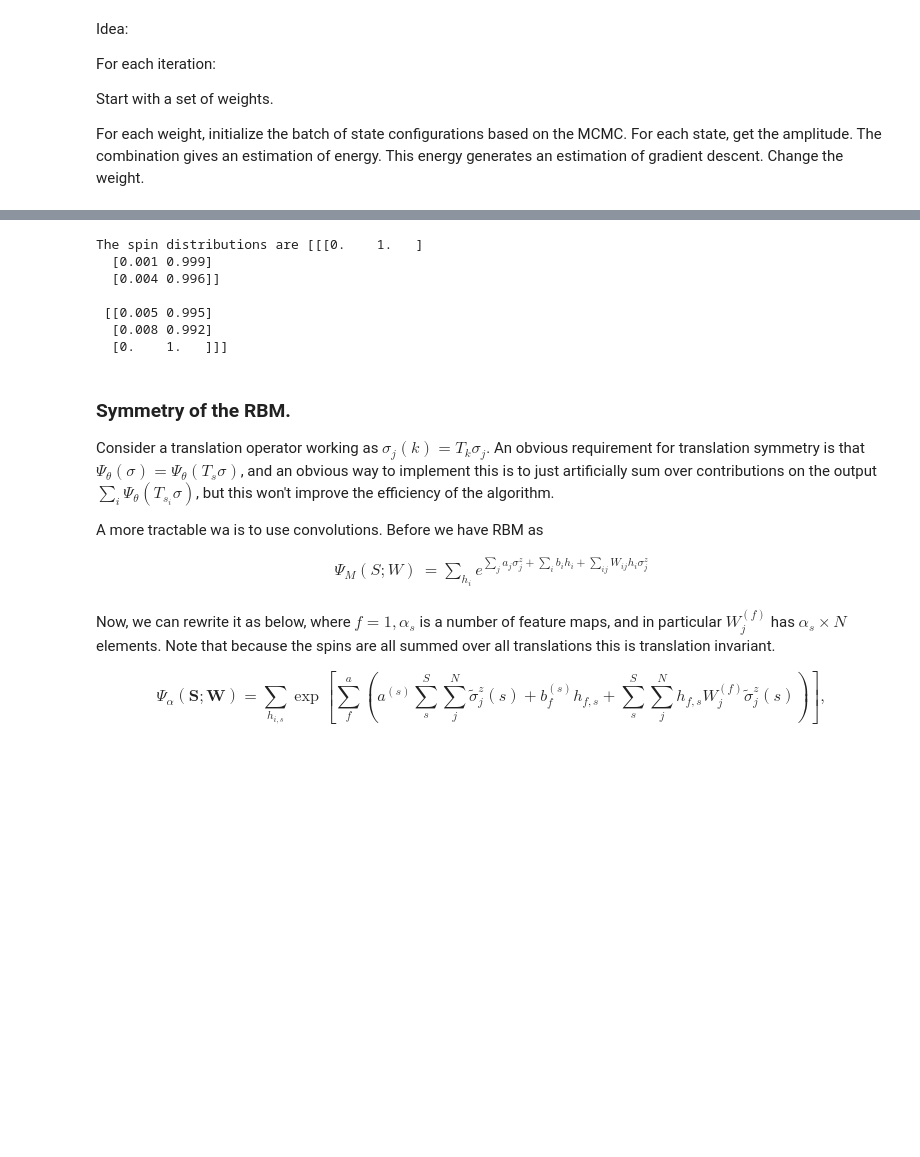
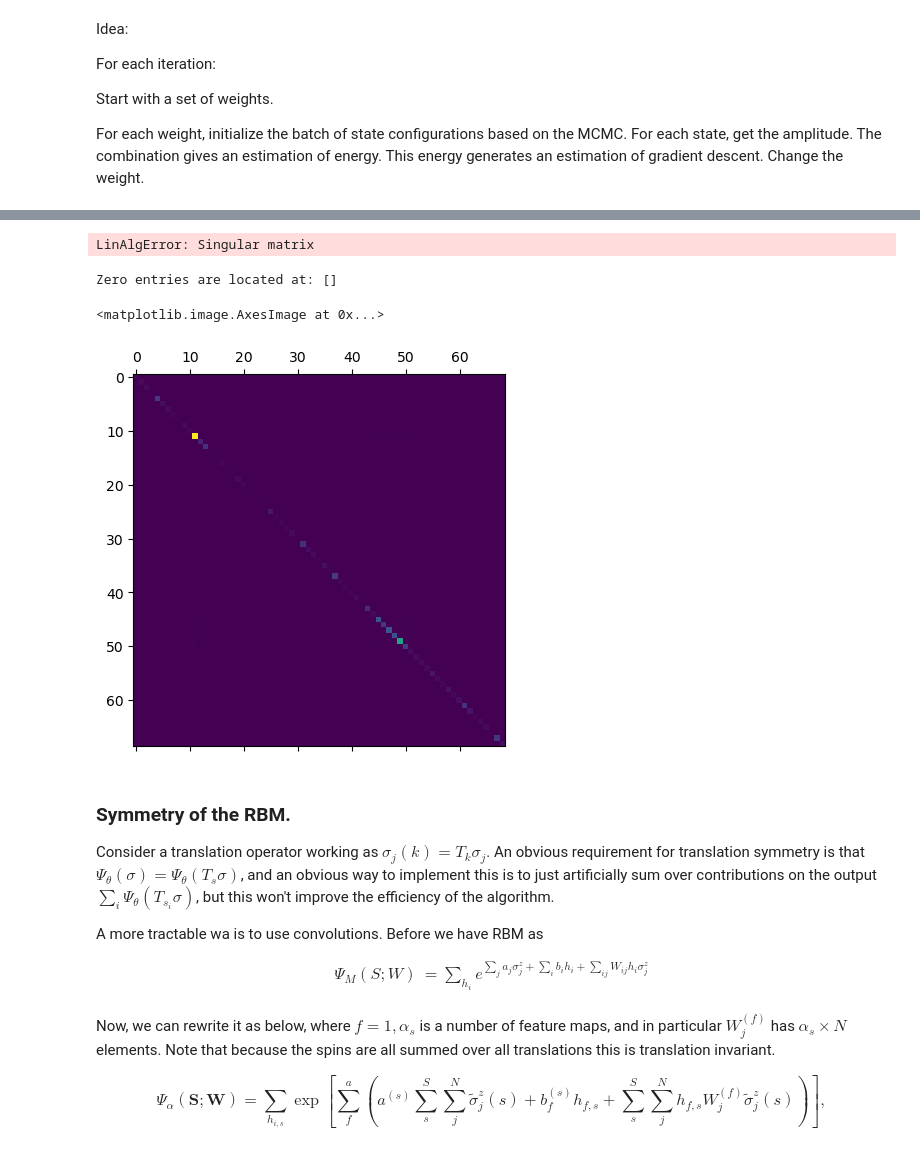
Before and after one commit to wttai004/machine_learning, a Jupyter notebook: rbm/variational_MC.ipynb, the cells around one changed output, grey strips where cells are left out. Cells and saved outputs as stored; diff of their text form; code cells hidden in the pictures; blank space fills up the shorter version.

Commit message:
I think the h Hamiltonian case works. J Hamiltonian doesn't. Awaiting debug.

```diff
--- a/rbm/variational_MC.ipynb
+++ b/rbm/variational_MC.ipynb
@@ -261,8 +220,8 @@ The spin distributions are [[[0.351 0.649]
 N = 1000
 model = Model(2,3)
 rbm = RBM(model)
-Ham =  set_h_Hamiltonian(model, h = 4)
-gamma = 10
+Ham =  set_J1_Hamiltonian(model, J = 4)
+gamma = 1
 rbm.train(Ham, gamma, N = 1000, n_iter = 20)
 # %% [output]
 Updating weights at iteration 0
@@ -302,12 +245,24 @@ Current Sz: -2.867
-# %%
-batch = rbm.create_batch(N)
-#print(f"the updated energy is {rbm.expectation_value_batch(Ham, batch)}")
-print(f"The spin distributions are {np.average(batch, axis=0)}")
-# %% [output]
-The spin distributions are [[[0.    1.   ]
-  [0.001 0.999]
-  [0.004 0.996]]
-
- [[0.005 0.995]
-  [0.008 0.992]
-  [0.    1.   ]]]
+# %%
+batch = rbm.create_batch(N)
+# Implement a Hamiltonian
+Es = np.array([rbm.expectation_value(Ham, spin) for spin in batch])
+tanhs =  np.array([tanh(rbm.theta(spin)) for spin in batch])
+sigmas = np.array([rbm.model.project_spin(spin) for spin in batch])
+
+Oais =  sigmas
+Objs =  tanhs
+Owijs = tanhs[:, :, np.newaxis] * sigmas[:, np.newaxis, :]
+# Flatten W and concatenate a, b, W
+O = np.concatenate([Oais, Objs, Owijs.reshape(N, -1)], axis=1)
+mean_O = np.mean(O, axis=0)
+# Compute <Oj Ok>
+Oj_Ok = np.einsum('ij,ik->jk', O, O) / N
+# Compute <Oj><Ok>
+mean_Oj_Ok = np.outer(mean_O, mean_O)
+# Correlation matrix
+Skk = Oj_Ok - mean_Oj_Ok
+
+Skk_reg = Skk + rbm.decay(1) * np.diag(np.diagonal(Skk)) #np.eye(Skk.shape[0])
+Skk_inv = np.linalg.inv(Skk_reg)
+# %% [output]
+LinAlgError: Singular matrix
@@ -314,3 +271,17 @@ The spin distributions are [[[0.    1.   ]
+# %%
+zero_indices = np.where(Oj_Ok == 0)
+
+# Convert the indices to a list of tuples for easier interpretation
+zero_locations = list(zip(zero_indices[0], zero_indices[1]))
+
+print("Zero entries are located at:", zero_locations)
+# %% [output]
+Zero entries are located at: []
+# %%
+plt.matshow(np.abs(Skk_reg))
+# %% [output]
+<matplotlib.image.AxesImage at 0x...>
+[figure, added]
 # %% [markdown]
 ### Symmetry of the RBM.
 
```
Also changed, not shown: parts of 5 cells of this notebook, 3 other files.
